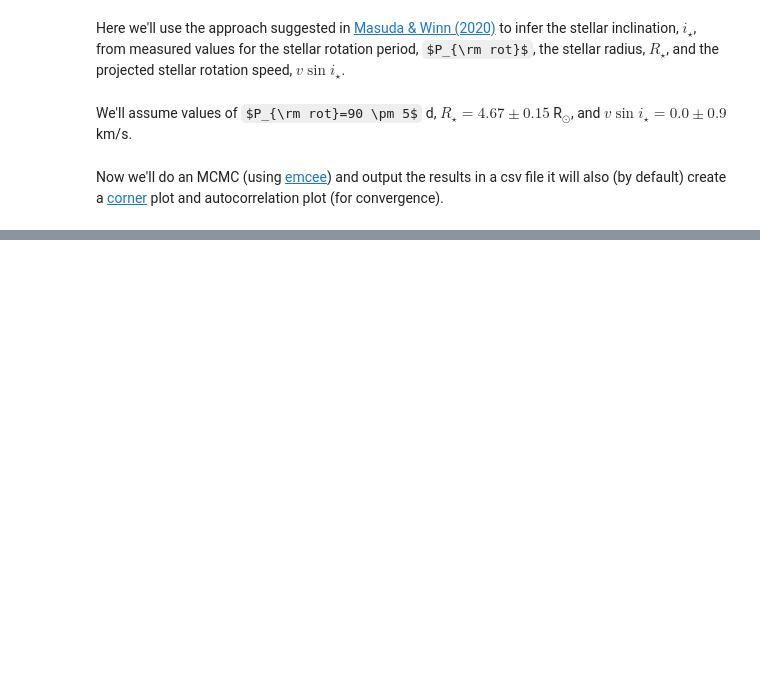
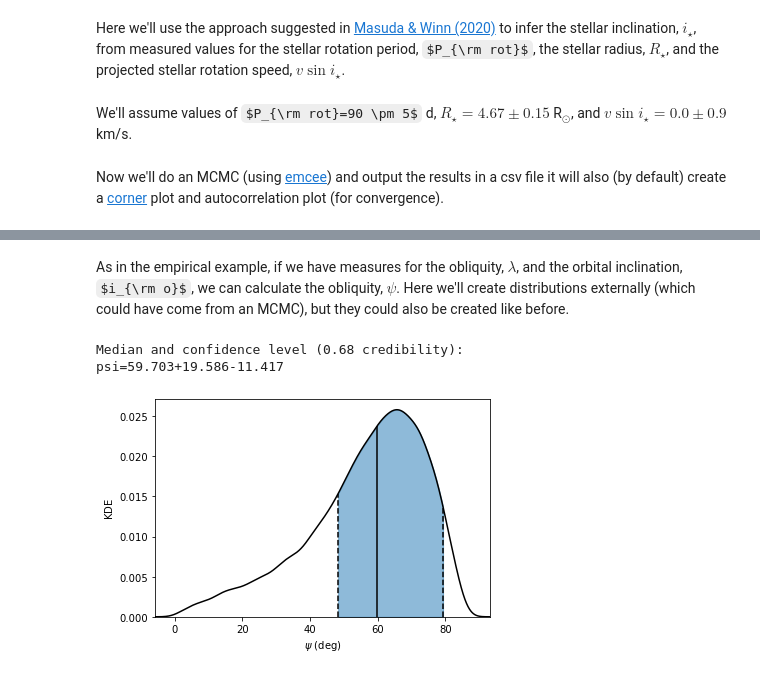
Before and after one commit to wangxianyu7/coPsi, a Jupyter notebook: docs/source/examples/mcmc.ipynb, the cells around one changed output, grey strips where cells are left out. Cells and saved outputs as stored; diff of their text form; code cells hidden in the pictures; some formulas as TeX source; blank space fills up the shorter version.

```diff
--- a/docs/source/examples/mcmc.ipynb
+++ b/docs/source/examples/mcmc.ipynb
@@ -30,0 +33,17 @@ print(df)
+# %% [markdown]
+As in the empirical example, if we have measures for the obliquity, $\lambda$, and the orbital inclination, $i_{\rm o}$, we can calculate the obliquity, $\psi$. Here we'll create distributions externally (which could have come from an MCMC), but they could also be created like before.
+# %%
+import numpy as np
+## Let's say we also have distributions for lambda and the orbital inlination
+## of a length similar to the distributionk for the stellar inclination
+## (here we'll simulate them)
+incs.dist['lam'] = np.random.normal(10,10,len(incs.dist['incs']))
+incs.dist['inco'] = np.random.normal(85.81,0.6,len(incs.dist['incs']))
+
+## Now let's calculate the obliquity psi
+incs.coPsi()
+incs.diagnostics('psi')
+# %% [output]
+Median and confidence level (0.68 credibility):
+psi=59.703+19.586-11.417
+[figure, added]
```
Also changed, not shown: parts of 2 cells of this notebook, 2 other files.
